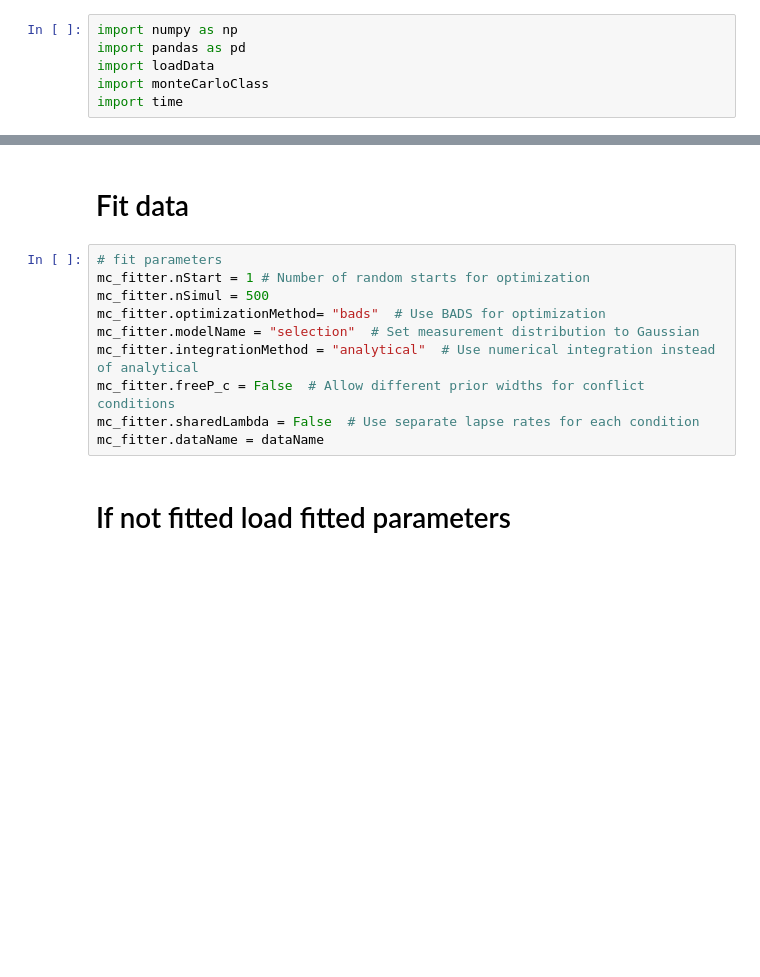
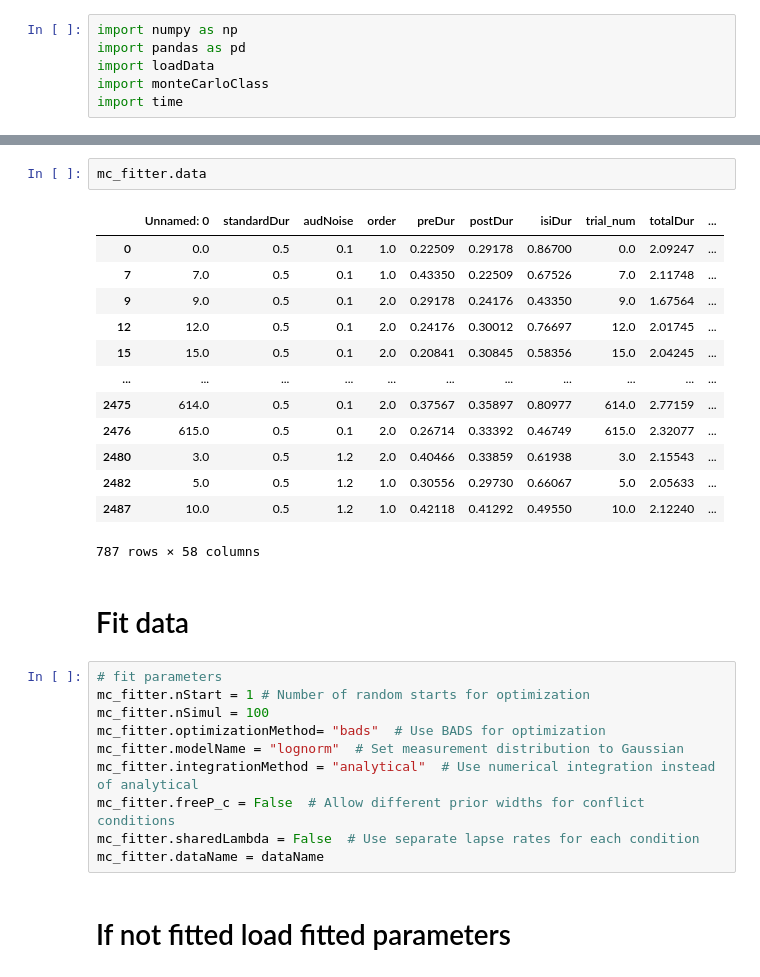
Before and after one commit to omeryildiran/av-dur-estimation, a Jupyter notebook: modelAnalysisOverall.ipynb, the cells around one changed output, grey strips where cells are left out. Drawn from its saved outputs; the diff is of its cells as text; blank space fills up the shorter version.

```diff
--- a/modelAnalysisOverall.ipynb
+++ b/modelAnalysisOverall.ipynb
@@ -52,11 +52,27 @@ Visual test duration range: 0.0244 to 0.8007
+# %%
+mc_fitter.data
+# %% [output]
+|  | Unnamed: 0 | standardDur | audNoise | order | preDur | postDur | isiDur | trial_num | totalDur | ... |
+| 0 | 0.0 | 0.5 | 0.1 | 1.0 | 0.22509 | 0.29178 | 0.86700 | 0.0 | 2.09247 | ... |
+| 7 | 7.0 | 0.5 | 0.1 | 1.0 | 0.43350 | 0.22509 | 0.67526 | 7.0 | 2.11748 | ... |
+| 9 | 9.0 | 0.5 | 0.1 | 2.0 | 0.29178 | 0.24176 | 0.43350 | 9.0 | 1.67564 | ... |
+| 12 | 12.0 | 0.5 | 0.1 | 2.0 | 0.24176 | 0.30012 | 0.76697 | 12.0 | 2.01745 | ... |
+| 15 | 15.0 | 0.5 | 0.1 | 2.0 | 0.20841 | 0.30845 | 0.58356 | 15.0 | 2.04245 | ... |
+| ... | ... | ... | ... | ... | ... | ... | ... | ... | ... | ... |
+| 2475 | 614.0 | 0.5 | 0.1 | 2.0 | 0.37567 | 0.35897 | 0.80977 | 614.0 | 2.77159 | ... |
+| 2476 | 615.0 | 0.5 | 0.1 | 2.0 | 0.26714 | 0.33392 | 0.46749 | 615.0 | 2.32077 | ... |
+| 2480 | 3.0 | 0.5 | 1.2 | 2.0 | 0.40466 | 0.33859 | 0.61938 | 3.0 | 2.15543 | ... |
+| 2482 | 5.0 | 0.5 | 1.2 | 1.0 | 0.30556 | 0.29730 | 0.66067 | 5.0 | 2.05633 | ... |
+| 2487 | 10.0 | 0.5 | 1.2 | 1.0 | 0.42118 | 0.41292 | 0.49550 | 10.0 | 2.12240 | ... |
+787 rows × 58 columns
 # %% [markdown]
 # Fit data
 # %%
 # fit parameters
 mc_fitter.nStart = 1 # Number of random starts for optimization
-mc_fitter.nSimul = 500
+mc_fitter.nSimul = 100
 mc_fitter.optimizationMethod= "bads"  # Use BADS for optimization
-mc_fitter.modelName = "selection"  # Set measurement distribution to Gaussian
+mc_fitter.modelName = "lognorm"  # Set measurement distribution to Gaussian
 mc_fitter.integrationMethod = "analytical"  # Use numerical integration instead of analytical
 mc_fitter.freeP_c = False  # Allow different prior widths for conflict conditions
 mc_fitter.sharedLambda = False  # Use separate lapse rates for each condition
```
Also changed, not shown: parts of 5 cells of this notebook, 1 other file.
